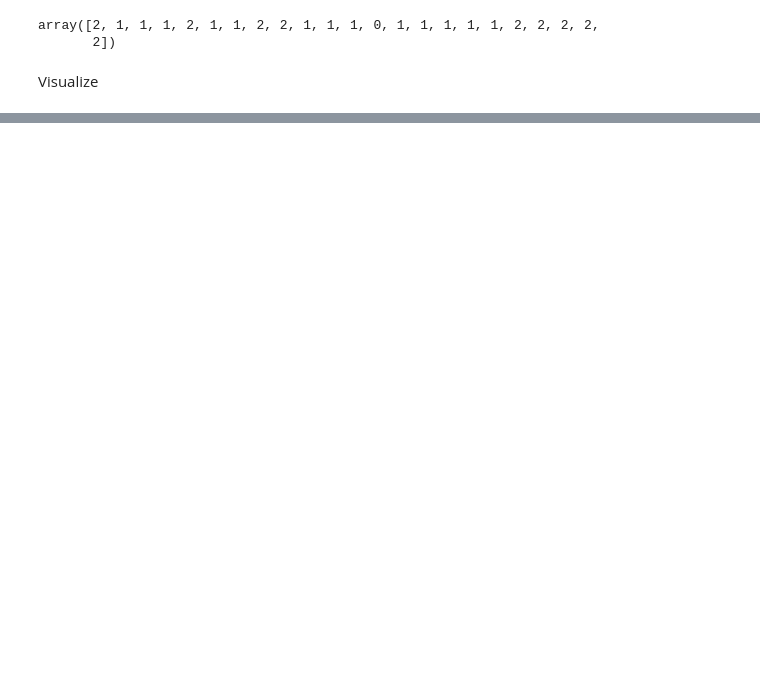
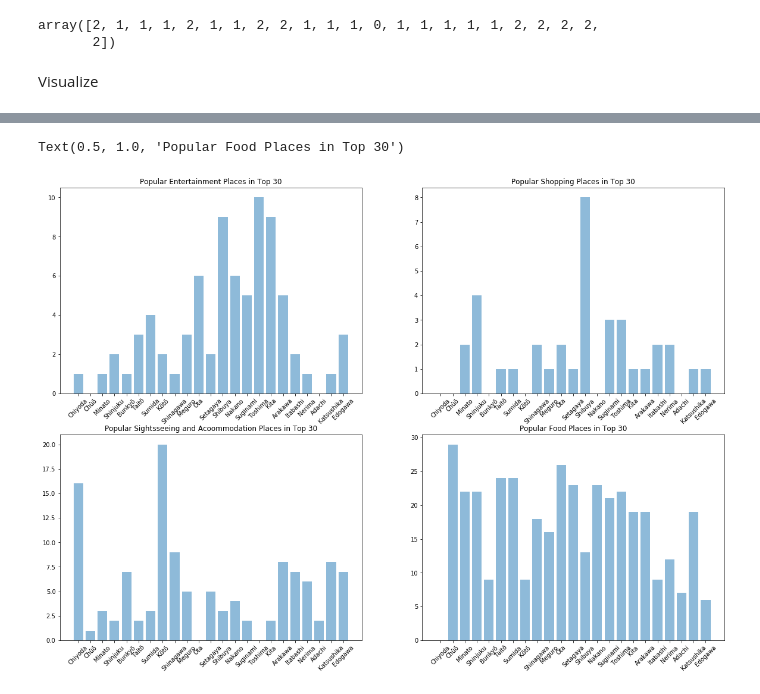
Before and after one commit to mtemel-dev/Project-Repo, a Jupyter notebook: Capstone Project - Tokyo Clustering based on Food, Entertainment, Sightseeing, Shopping- Melih.ipynb, the cells around one changed output, grey strips where cells are left out. Cells and saved outputs as stored; diff of their text form; code cells hidden in the pictures; blank space fills up the shorter version.

```diff
--- a/Capstone Project - Tokyo Clustering based on Food, Entertainment, Sightseeing, Shopping- Melih.ipynb
+++ b/Capstone Project - Tokyo Clustering based on Food, Entertainment, Sightseeing, Shopping- Melih.ipynb
@@ -440,0 +461,3 @@ map_clusters
+# %%
+df_merge_col.columns = ["Wards","Latitude","Longitude","Entertainment","Shopping","Sightseeing_Accommodation","Foods","Cluster Labels",
+                                           "Entertainment_number","Shopping_number","Sightseeing_Accommodation_number","Foods_number"]
@@ -440,0 +484,26 @@ map_clusters
+# %%
+import matplotlib.pyplot as plt
+# old style
+fig = plt.figure(figsize=(20, 14))
+ax1 = fig.add_subplot(221)
+ax2 = fig.add_subplot(222)
+ax3 = fig.add_subplot(223)
+ax4 = fig.add_subplot(224)
+
+ax1.tick_params(axis='x', rotation=45)
+ax2.tick_params(axis='x', rotation=45)
+ax3.tick_params(axis='x', rotation=45)
+ax4.tick_params(axis='x', rotation=45)
+
+ax1.bar(df_merge_col["Wards"], df_merge_col["Entertainment_number"], align='center', alpha=0.5)
+ax2.bar(df_merge_col["Wards"], df_merge_col["Shopping_number"], align='center', alpha=0.5)
+ax3.bar(df_merge_col["Wards"], df_merge_col["Sightseeing_Accommodation_number"], align='center', alpha=0.5)
+ax4.bar(df_merge_col["Wards"], df_merge_col["Foods_number"], align='center', alpha=0.5)
+
+ax1.set_title('Popular Entertainment Places in Top 30')
+ax2.set_title('Popular Shopping Places in Top 30')
+ax3.set_title('Popular Sightsseeing and Acoommodation Places in Top 30')
+ax4.set_title('Popular Food Places in Top 30')
+# %% [output]
+Text(0.5, 1.0, 'Popular Food Places in Top 30')
+[figure, added]
```
Also changed, not shown: parts of 3 cells of this notebook.
